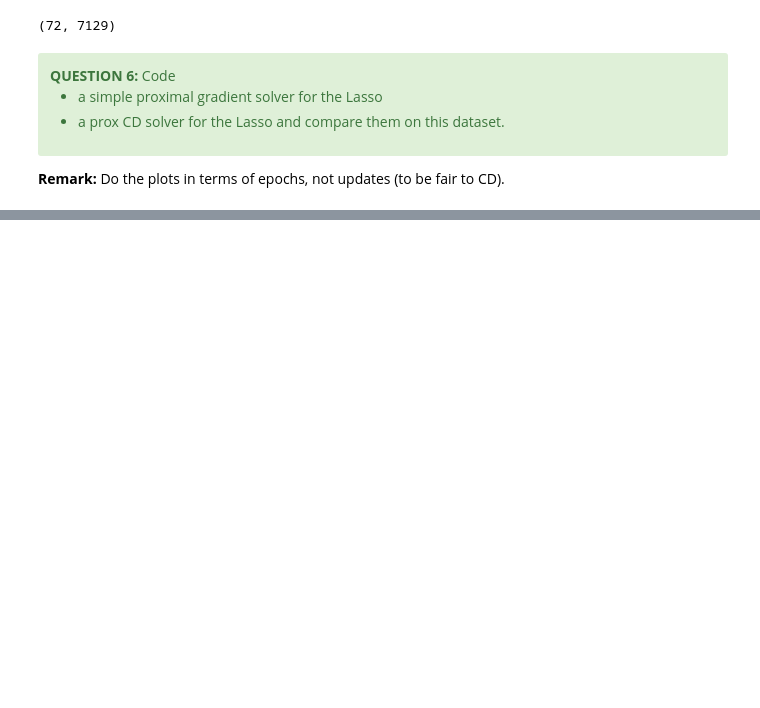
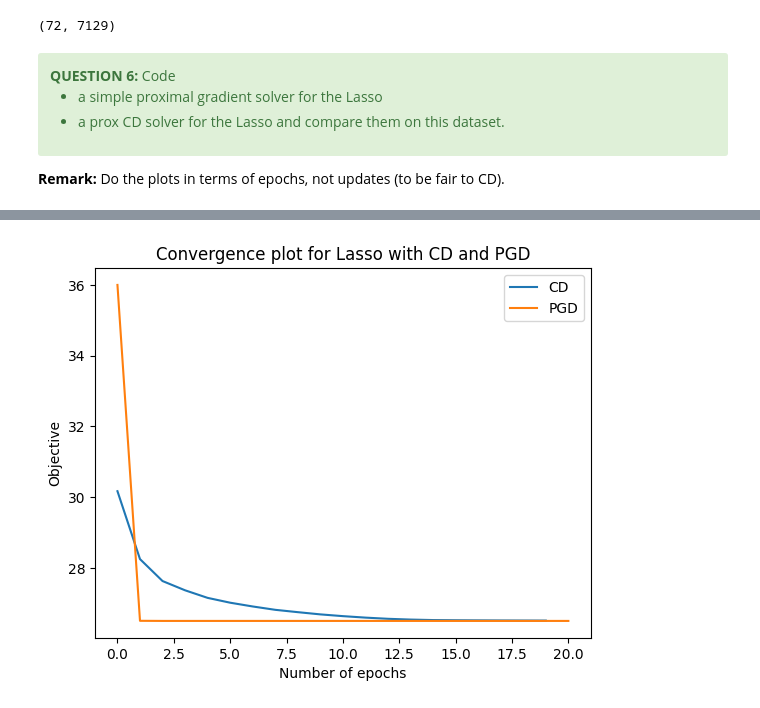
Before and after one commit to BryanBradfo/optimisation-algorithms, a Jupyter notebook: lab3_chen_bryan_and_devilder_alice.ipynb, the cells around one changed output, grey strips where cells are left out. Saved outputs shown, nothing was run; the diff lists cells and outputs as text; code cells hidden in the pictures; blank space fills up the shorter version.

```diff
--- a/lab3_chen_bryan_and_devilder_alice.ipynb
+++ b/lab3_chen_bryan_and_devilder_alice.ipynb
@@ -604,8 +602,10 @@ KeyboardInterrupt:
 # %%
-plt.semilogx(all_objs_cd, label='CD')
-plt.semilogx(obj_pgd, label='PGD')
+plt.plot(all_objs_cd, label='CD')
+plt.plot(obj_pgd[: :n_features], label='PGD')
 plt.xlabel('Number of epochs')
 plt.ylabel('Objective')
-plt.title('Convergence plot for Lasso')
+plt.title('Convergence plot for Lasso with CD and PGD')
 plt.legend()
 plt.show()
+# %% [output]
+[figure, added]
```
Also changed, not shown: parts of 10 cells of this notebook.
